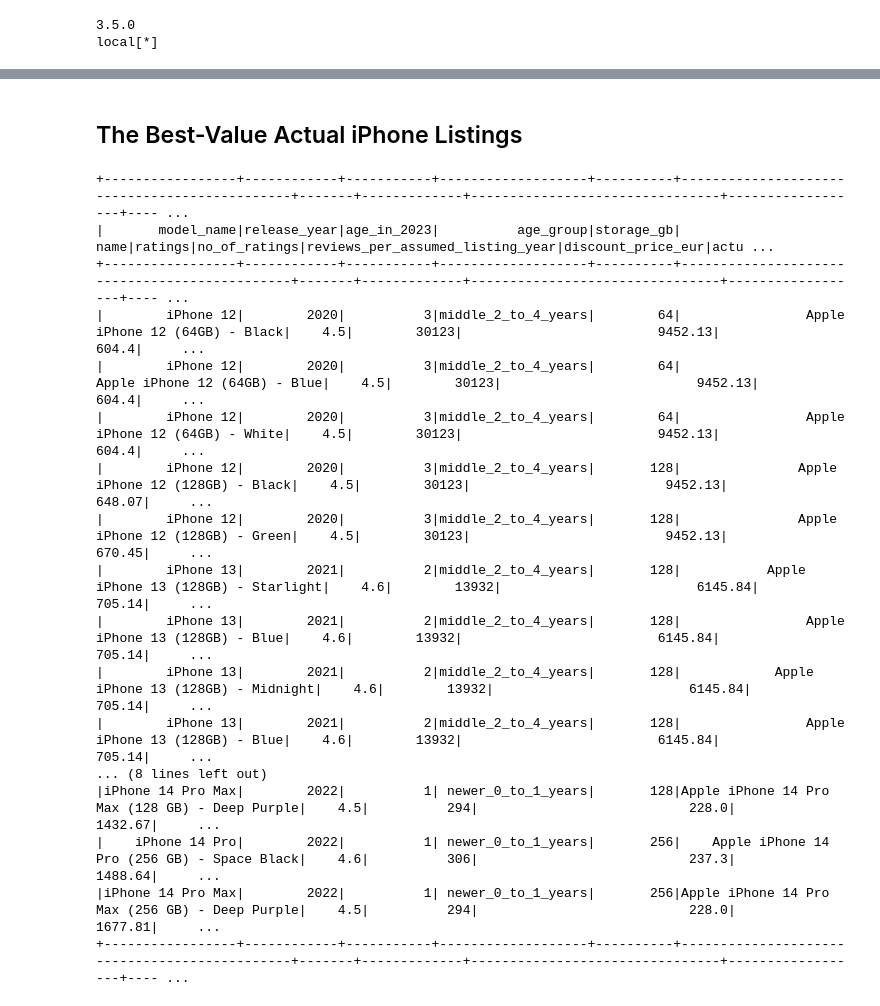
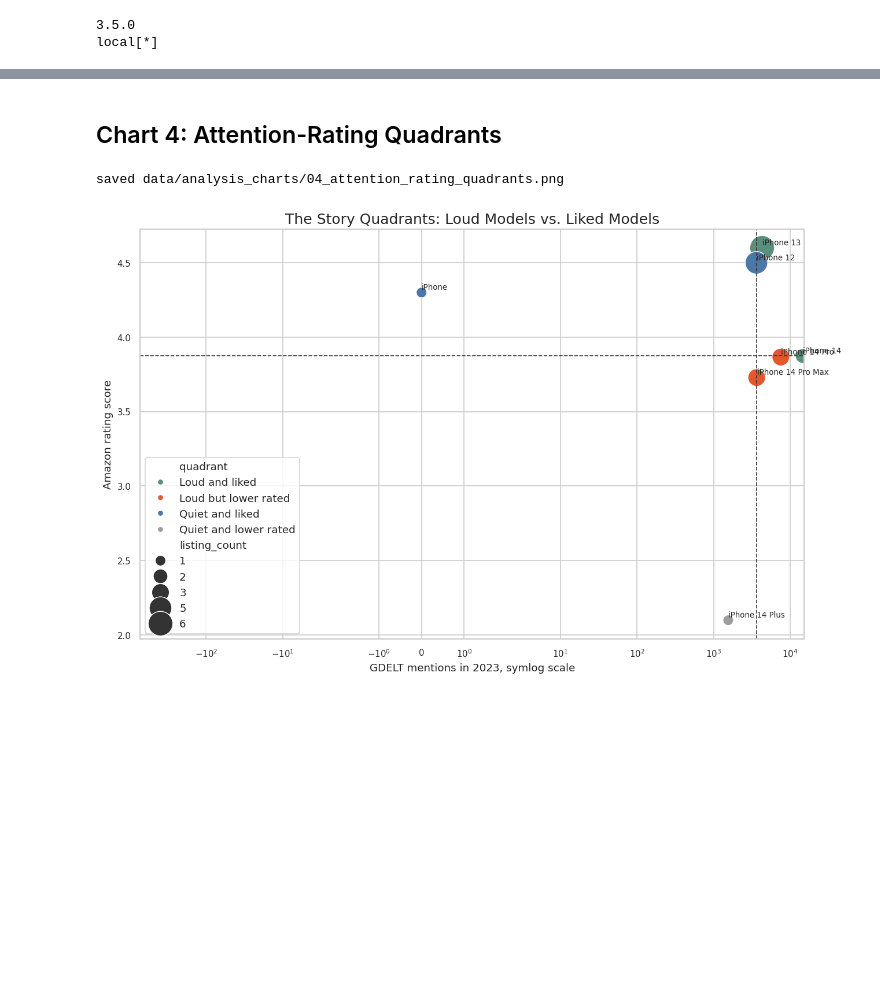
Before and after one commit to cureboyxxx/BigDataEngineeringProject, a Jupyter notebook: notebooks/05-analysis-iPhones-Amazon-value-vs-news-attention.ipynb, the cells around one changed output, grey strips where cells are left out. Cells and saved outputs as stored; diff of their text form; code cells hidden in the pictures; blank space fills up the shorter version.

```diff
--- a/notebooks/05-analysis-iPhones-Amazon-value-vs-news-attention.ipynb
+++ b/notebooks/05-analysis-iPhones-Amazon-value-vs-news-attention.ipynb
@@ -558,43 +419,46 @@ age_group_summary_df.show(truncate=False)
 # %% [markdown]
-## The Best-Value Actual iPhone Listings
+## Chart 4: Attention-Rating Quadrants
 # %%
-top_value_iphone_products_df = (
-    actual_iphones_df
-    .select(
-        "model_name",
-        "release_year",
-        "age_in_2023",
-        "age_group",
-        "storage_gb",
-        "name",
-        "ratings",
-        "no_of_ratings",
-        "reviews_per_assumed_listing_year",
-        "discount_price_eur",
-        "actual_price_eur",
-        "discount_pct",
-        "value_score",
-        "link",
-    )
-    .orderBy(F.col("value_score").desc(), F.col("no_of_ratings").desc())
+attention_median = analysis_df["gdelt_mentions_2023"].median()
+score_median = analysis_df["rating_score"].median()
+
+analysis_df["quadrant"] = np.select(
+    [
+        (analysis_df["gdelt_mentions_2023"] >= attention_median) & (analysis_df["rating_score"] >= score_median),
+        (analysis_df["gdelt_mentions_2023"] >= attention_median) & (analysis_df["rating_score"] < score_median),
+        (analysis_df["gdelt_mentions_2023"] < attention_median) & (analysis_df["rating_score"] >= score_median),
+    ],
+    ["Loud and liked", "Loud but lower rated", "Quiet and liked"],
+    default="Quiet and lower rated",
 )
 
-top_value_iphone_products_df.show(25, truncate=100)
+plt.figure(figsize=(11, 7))
+ax = sns.scatterplot(
+    data=analysis_df,
+    x="gdelt_mentions_2023",
+    y="rating_score",
+    hue="quadrant",
+    size="listing_count",
+    sizes=(120, 650),
+    palette={
+        "Loud and liked": "#5B8E7D",
+        "Loud but lower rated": "#E4572E",
+        "Quiet and liked": "#4C78A8",
+        "Quiet and lower rated": "#9D9D9D",
+    },
+    edgecolor="white",
+    linewidth=0.8,
+)
+ax.axvline(attention_median, color="#333333", linestyle="--", linewidth=1)
+ax.axhline(score_median, color="#333333", linestyle="--", linewidth=1)
+for _, row in analysis_df.iterrows():
+    ax.text(row["gdelt_mentions_2023"] * 1.01, row["rating_score"] + 0.02, row["model_name"], fontsize=8)
+ax.set_xscale("symlog")
+ax.set_title("The Story Quadrants: Loud Models vs. Liked Models")
+ax.set_xlabel("GDELT mentions in 2023, symlog scale")
+ax.set_ylabel("Amazon rating score")
+save_chart("04_attention_rating_quadrants.png")
+plt.show()
 # %% [output]
-+-----------------+------------+-----------+-------------------+----------+----------------------------------------------+-------+-------------+--------------------------------+------------------+---- ...
-|       model_name|release_year|age_in_2023|          age_group|storage_gb|                                          name|ratings|no_of_ratings|reviews_per_assumed_listing_year|discount_price_eur|actu ...
-+-----------------+------------+-----------+-------------------+----------+----------------------------------------------+-------+-------------+--------------------------------+------------------+---- ...
-|        iPhone 12|        2020|          3|middle_2_to_4_years|        64|                Apple iPhone 12 (64GB) - Black|    4.5|        30123|                         9452.13|             604.4|     ...
-|        iPhone 12|        2020|          3|middle_2_to_4_years|        64|                 Apple iPhone 12 (64GB) - Blue|    4.5|        30123|                         9452.13|             604.4|     ...
-|        iPhone 12|        2020|          3|middle_2_to_4_years|        64|                Apple iPhone 12 (64GB) - White|    4.5|        30123|                         9452.13|             604.4|     ...
-|        iPhone 12|        2020|          3|middle_2_to_4_years|       128|               Apple iPhone 12 (128GB) - Black|    4.5|        30123|                         9452.13|            648.07|     ...
-|        iPhone 12|        2020|          3|middle_2_to_4_years|       128|               Apple iPhone 12 (128GB) - Green|    4.5|        30123|                         9452.13|            670.45|     ...
-|        iPhone 13|        2021|          2|middle_2_to_4_years|       128|           Apple iPhone 13 (128GB) - Starlight|    4.6|        13932|                         6145.84|            705.14|     ...
-|        iPhone 13|        2021|          2|middle_2_to_4_years|       128|                Apple iPhone 13 (128GB) - Blue|    4.6|        13932|                         6145.84|            705.14|     ...
-|        iPhone 13|        2021|          2|middle_2_to_4_years|       128|            Apple iPhone 13 (128GB) - Midnight|    4.6|        13932|                         6145.84|            705.14|     ...
-|        iPhone 13|        2021|          2|middle_2_to_4_years|       128|                Apple iPhone 13 (128GB) - Blue|    4.6|        13932|                         6145.84|            705.14|     ...
-... (8 lines left out)
-|iPhone 14 Pro Max|        2022|          1| newer_0_to_1_years|       128|Apple iPhone 14 Pro Max (128 GB) - Deep Purple|    4.5|          294|                           228.0|           1432.67|     ...
-|    iPhone 14 Pro|        2022|          1| newer_0_to_1_years|       256|    Apple iPhone 14 Pro (256 GB) - Space Black|    4.6|          306|                           237.3|           1488.64|     ...
-|iPhone 14 Pro Max|        2022|          1| newer_0_to_1_years|       256|Apple iPhone 14 Pro Max (256 GB) - Deep Purple|    4.5|          294|                           228.0|           1677.81|     ...
-+-----------------+------------+-----------+-------------------+----------+----------------------------------------------+-------+-------------+--------------------------------+------------------+---- ...
+saved data/analysis_charts/04_attention_rating_quadrants.png
+[figure, added]
```
Also changed, not shown: parts of 45 cells of this notebook, 2 other files.
